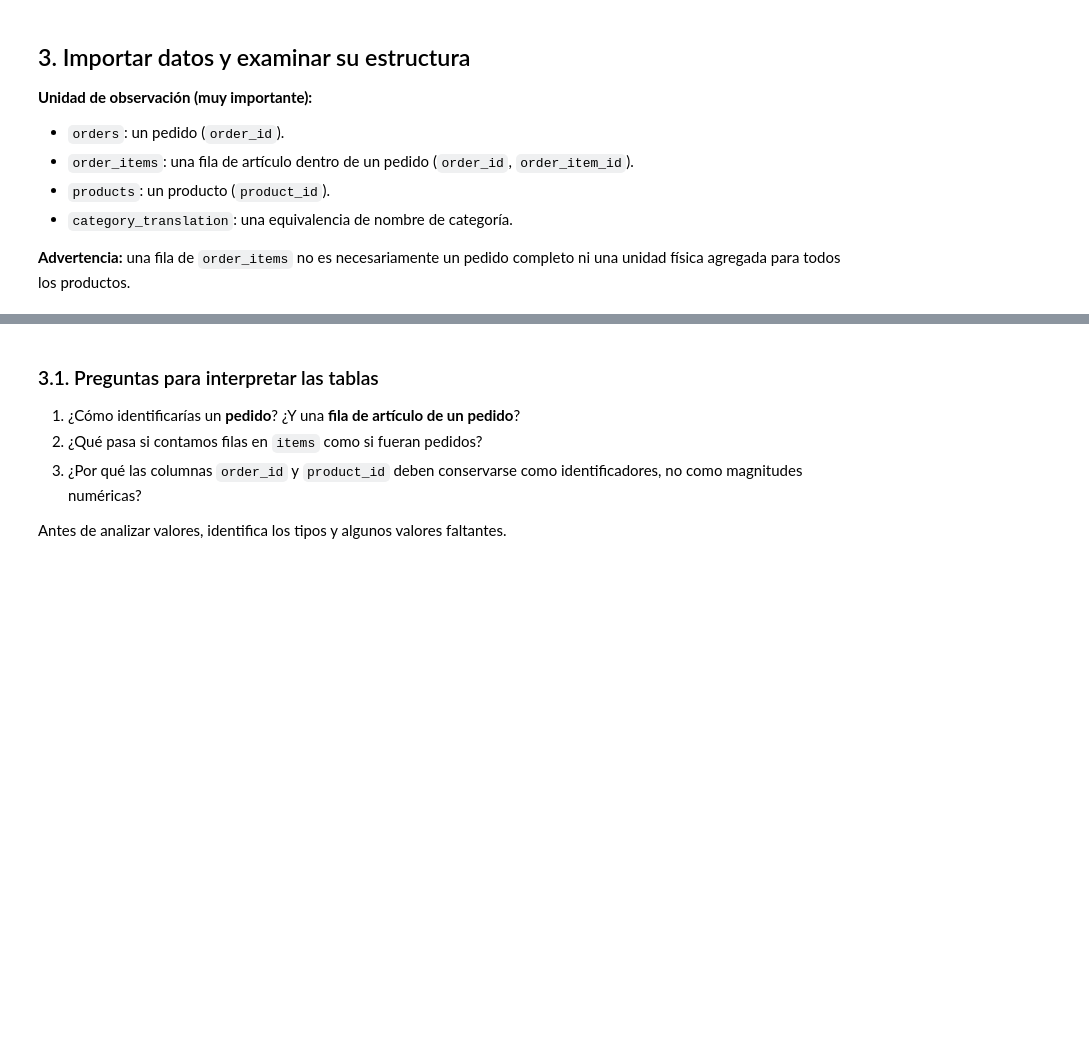
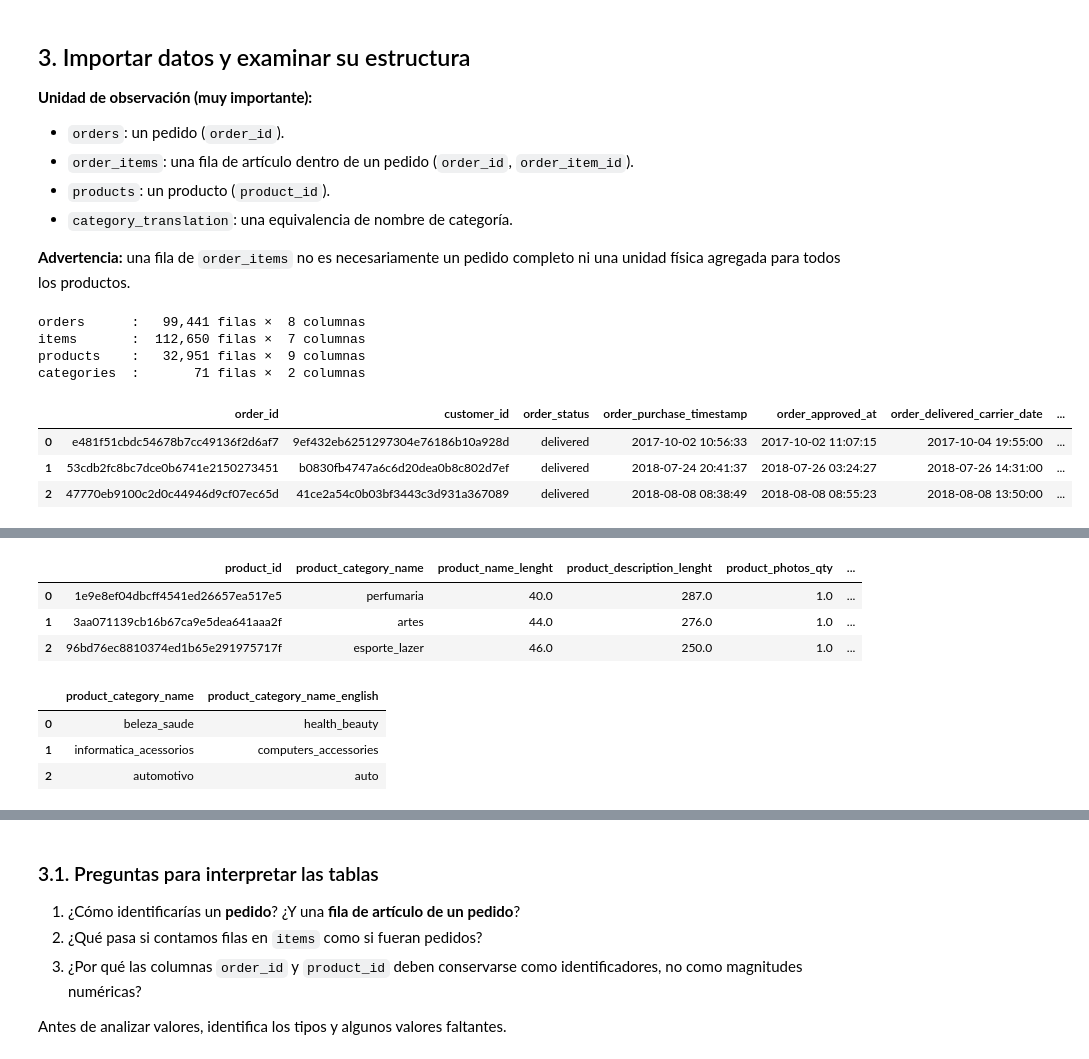
Before and after one commit to chaffrey8/DMEMCD_2026, a Jupyter notebook: Python/S03_Notebook_Demostracion_Python_v02.ipynb, the cells around one changed output, grey strips where cells are left out. Cells and saved outputs as stored; diff of their text form; code cells hidden in the pictures; blank space fills up the shorter version.

```diff
--- a/Python/S03_Notebook_Demostracion_Python_v02.ipynb
+++ b/Python/S03_Notebook_Demostracion_Python_v02.ipynb
@@ -119,20 +133,30 @@ print("Datos encontrados en:", DATA_DIR)
 # %%
 orders = pd.read_csv(
     DATA_DIR / "olist_orders_dataset.csv",
     parse_dates=["order_purchase_timestamp", "order_delivered_customer_date"],
 )
 items = pd.read_csv(DATA_DIR / "olist_order_items_dataset.csv")
 products = pd.read_csv(DATA_DIR / "olist_products_dataset.csv")
 categories = pd.read_csv(DATA_DIR / "product_category_name_translation.csv")
 
 for nombre, tabla in {
     "orders": orders,
     "items": items,
     "products": products,
     "categories": categories,
 }.items():
     print(f"{nombre:12s}: {len(tabla):>8,} filas × {tabla.shape[1]:>2} columnas")
 
 display(orders.head(3))
 display(items.head(3))
 display(products.head(3))
+display(categories.head(3))
+# %% [output]
+orders      :   99,441 filas ×  8 columnas
+items       :  112,650 filas ×  7 columnas
+products    :   32,951 filas ×  9 columnas
+categories  :       71 filas ×  2 columnas
+|  | order_id | customer_id | order_status | order_purchase_timestamp | order_approved_at | order_delivered_carrier_date | ... |
+| 0 | e481f51cbdc54678b7cc49136f2d6af7 | 9ef432eb6251297304e76186b10a928d | delivered | 2017-10-02 10:56:33 | 2017-10-02 11:07:15 | 2017-10-04 19:55:00 | ... |
+| 1 | 53cdb2fc8bc7dce0b6741e2150273451 | b0830fb4747a6c6d20dea0b8c802d7ef | delivered | 2018-07-24 20:41:37 | 2018-07-26 03:24:27 | 2018-07-26 14:31:00 | ... |
+| 2 | 47770eb9100c2d0c44946d9cf07ec65d | 41ce2a54c0b03bf3443c3d931a367089 | delivered | 2018-08-08 08:38:49 | 2018-08-08 08:55:23 | 2018-08-08 13:50:00 | ... |
@@ -138,0 +167,8 @@ display(products.head(3))
+|  | product_id | product_category_name | product_name_lenght | product_description_lenght | product_photos_qty | ... |
+| 0 | 1e9e8ef04dbcff4541ed26657ea517e5 | perfumaria | 40.0 | 287.0 | 1.0 | ... |
+| 1 | 3aa071139cb16b67ca9e5dea641aaa2f | artes | 44.0 | 276.0 | 1.0 | ... |
+| 2 | 96bd76ec8810374ed1b65e291975717f | esporte_lazer | 46.0 | 250.0 | 1.0 | ... |
+|  | product_category_name | product_category_name_english |
+| 0 | beleza_saude | health_beauty |
+| 1 | informatica_acessorios | computers_accessories |
+| 2 | automotivo | auto |
```
Also changed, not shown: parts of 15 cells of this notebook, 1 other file.
